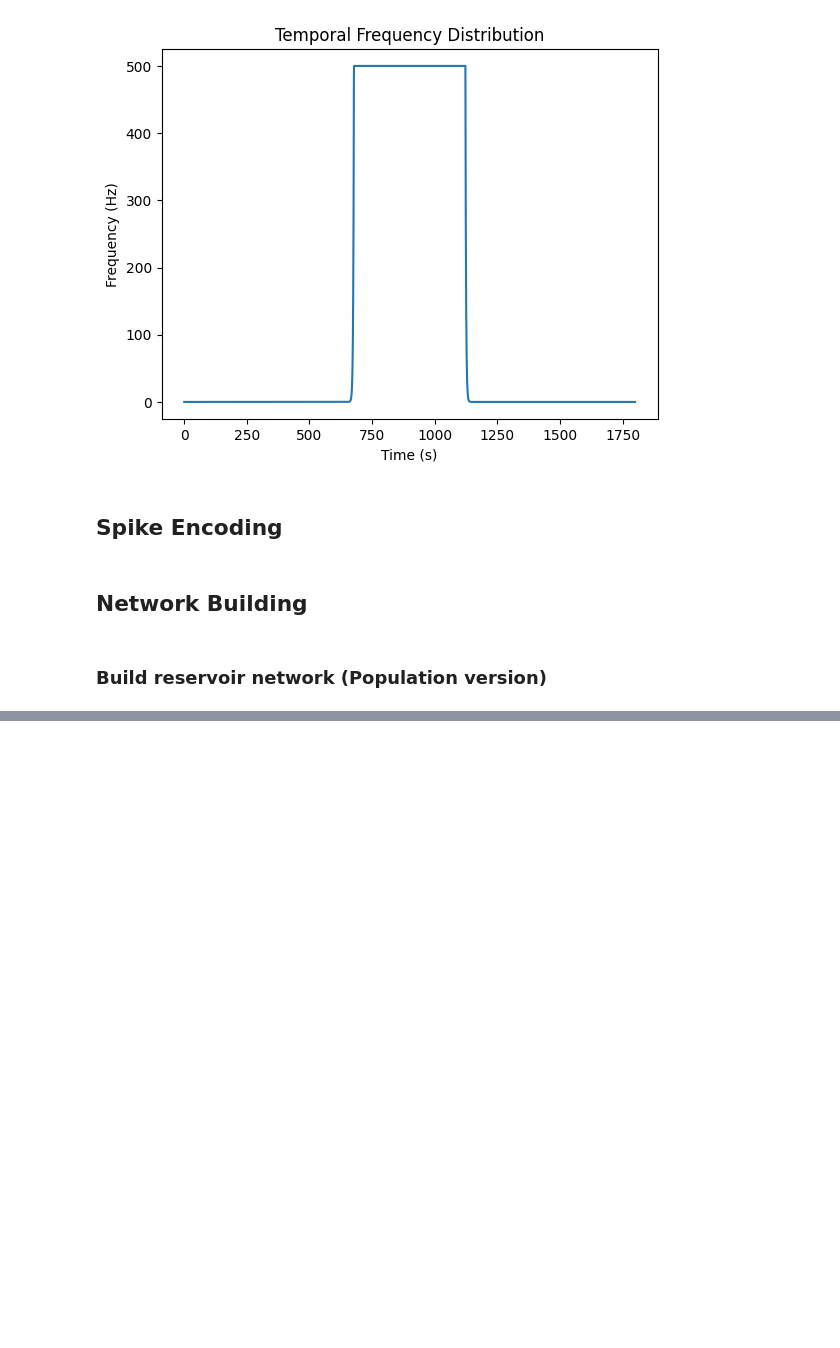
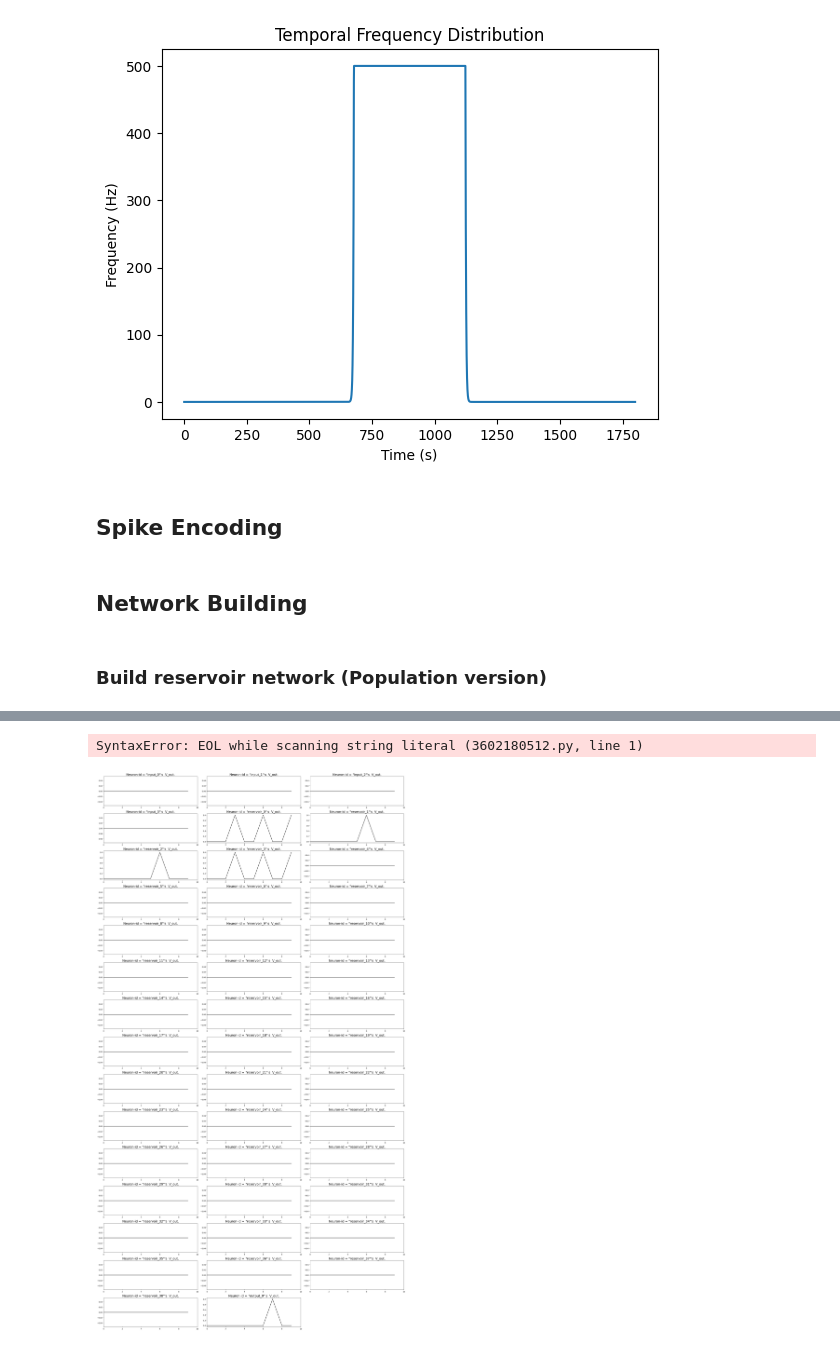
Before and after one commit to wwwwanhonghuang/snn-research, a Jupyter notebook: SNN-Seizure-Detection-Trainning.ipynb, the cells around one changed output, grey strips where cells are left out. Saved outputs shown, nothing was run; the diff lists cells and outputs as text; code cells hidden in the pictures; blank space fills up the shorter version.

Commit message:
updata connections, neuron models and ipynb files

```diff
--- a/SNN-Seizure-Detection-Trainning.ipynb
+++ b/SNN-Seizure-Detection-Trainning.ipynb
@@ -216,15 +220,27 @@ reservoir_neuron = network_builder.add_neuron(f'reservoir', CurrentBasedLIFNeuro
 output_neuron = network_builder.add_neuron('output', CurrentBasedLIFNeuron(1, {'dt': dt}))
 
 # Connection: inner reservoir.
-network_builder.add_connection((f'reservoir', f'reservoir', PossibilityConnection(reservoir_neuron, reservoir_neuron, connection_possibility),\
-                                DoubleExponentialSynapse(1, dt = dt, td = 1e-2, tr = 5e-3)))
+network_builder.add_connection((f'reservoir', f'reservoir', PossibilityConnection(reservoir_neuron, reservoir_neuron, connection_possibility), \
+                                DoubleExponentialSynapse(pre_N = 39, post_N = 39, dt = dt, td = 1e-2, tr = 5e-3)))
 
 # Connection: reservoir -> output.
-network_builder.add_connection((f'reservoir', f'output', AllToAllConnection(reservoir_neuron, output_neuron), DoubleExponentialSynapse(1, dt = dt, td = 1e-2, tr = 5e-3)))
+network_builder.add_connection((f'reservoir', f'output', AllToAllConnection(reservoir_neuron, output_neuron), DoubleExponentialSynapse(39, 1,  dt = dt, td = 1e-2, tr = 5e-3)))
 
 # Connection: input -> reservoir.
-network_builder.add_connection((f'input', f'reservoir', AllToAllConnection(input_neuron, reservoir_neuron), DoubleExponentialSynapse(1, dt = dt, td = 1e-2, tr = 5e-3)))
+network_builder.add_connection((f'input', f'reservoir', CustomConnection(input_neuron, reservoir_neuron, [[0, 1, 2, 3], [0, 1, 2, 3]]), DoubleExponentialSynapse(4, 39, dt = dt, td = 1e-2, tr = 5e-3)))
 
+,
+def sigmoid(x):
+  try:
+      exp_x = np.exp(-x)
+  except OverflowError:
+      print(-x)
+  return 1 / (1 + exp_x)
+
+def derivative_sigmoid(x):
+    return sigmoid(x) * (1 - sigmoid(x))
+network = network_builder.build_network()
+network.initialize_network()
 
 # ------------------------------------------- Begin Build records -------------------------------------------
 def recalculate_spikes_in_window(t, recorder, neuron, neuron_id, current_record):
@@ -240,7 +256,7 @@ def part_S_c_i_part_w_ij(t, recorder, connection, current_record):
     if connection[0] != 'reservoir' or connection[1] != 'output':
         return []
     pre_neuron = recorder.neuron_map[connection[0]]
-    new_record = current_record + [[0]] * pre_neuron.n_neuron
+    new_record = current_record + [np.zeros(pre_neuron.n_neuron)]
     if t < 0:
         raise ValueError
     if t == 0:
@@ -261,7 +277,7 @@ def part_S_c_i_part_w_ij(t, recorder, connection, current_record):
         return new_record
 
 train_recorder = NetworkRecorderManager(network.neurons, network.connections)
-
+windows_size = 500
 train_recorder.add_neuron_recorder('neuron_spike_series',  lambda : [], \
                                    lambda t, recorder, neuron, neuron_id, current_record, arg: current_record + [neuron._states[neuron._output_index]])
 train_recorder.add_neuron_recorder('neuron_freq_series', lambda : [], \
@@ -411,0 +395,8 @@ TypeError: can't multiply sequence by non-int of type 'float'
+# %%
+train_recorder.recorders['neuron_mebrance_potential")
+# %% [output]
+SyntaxError: EOL while scanning string literal (3602180512.py, line 1)
+# %%
+plot_neuron_record(train_recorder, 'neuron_spike_series', lambda record_id, i: 'Neuron-id = "' + record_id + ('_%d' % i) + '"\'s  V_out.')
+# %% [output]
+[figure, added]
```
Also changed, not shown: parts of 19 cells of this notebook, 15 other files.
